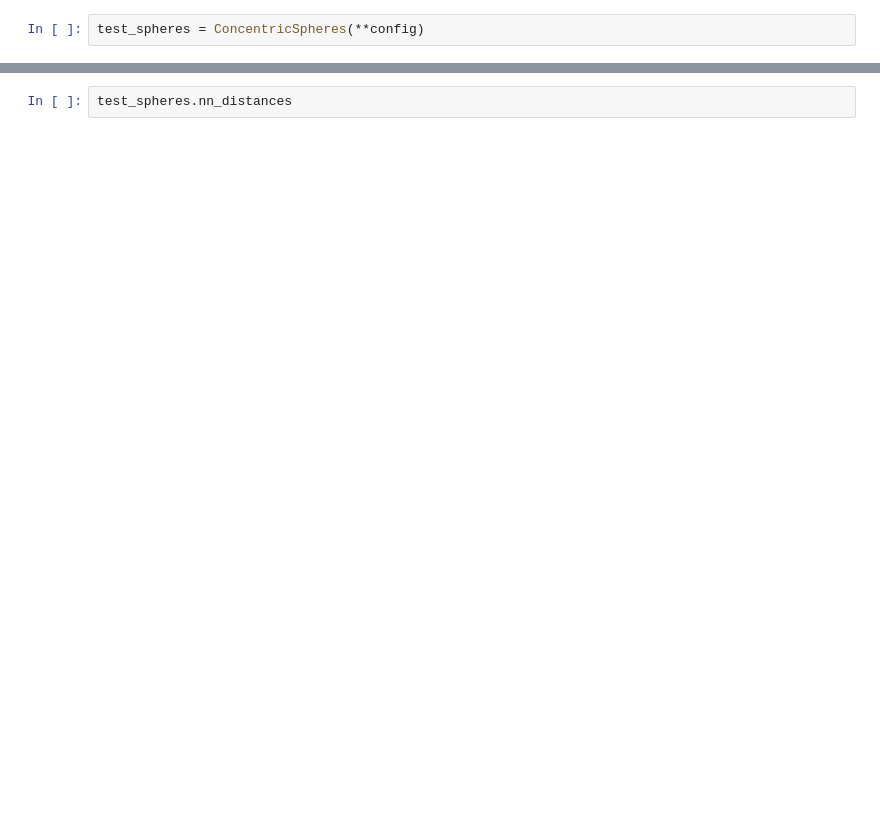
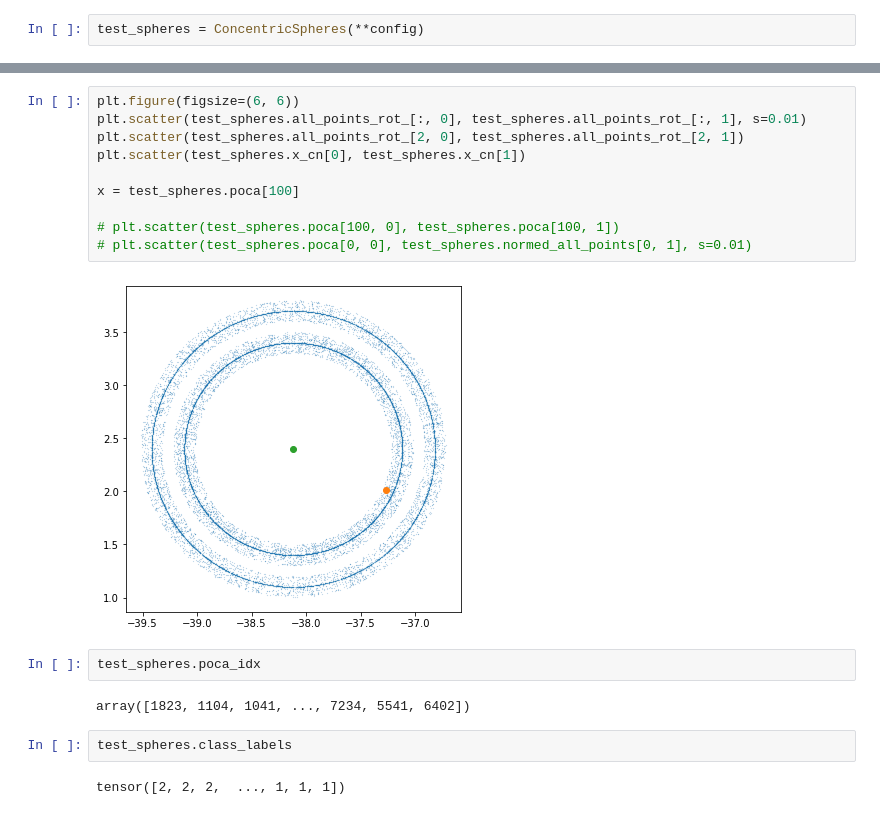
Before and after one commit to microsoft/distance-learner, a Jupyter notebook: notebooks/Testing Induced Manifold Generation in ConcentricSpheres.ipynb, the cells around one changed output, grey strips where cells are left out. Cells and saved outputs as stored; diff of their text form; blank space fills up the shorter version.

```diff
--- a/notebooks/Testing Induced Manifold Generation in ConcentricSpheres.ipynb
+++ b/notebooks/Testing Induced Manifold Generation in ConcentricSpheres.ipynb
@@ -43,2 +104,20 @@ test_spheres.knn.k
+# %%
+plt.figure(figsize=(6, 6))
+plt.scatter(test_spheres.all_points_rot_[:, 0], test_spheres.all_points_rot_[:, 1], s=0.01)
+plt.scatter(test_spheres.all_points_rot_[2, 0], test_spheres.all_points_rot_[2, 1])
+plt.scatter(test_spheres.x_cn[0], test_spheres.x_cn[1])
+
+x = test_spheres.poca[100]
+
+# plt.scatter(test_spheres.poca[100, 0], test_spheres.poca[100, 1])
+# plt.scatter(test_spheres.poca[0, 0], test_spheres.normed_all_points[0, 1], s=0.01)
+# %% [output]
+[figure, added]
 # %%
-test_spheres.nn_distances
+test_spheres.poca_idx
+# %% [output]
+array([1823, 1104, 1041, ..., 7234, 5541, 6402])
+# %%
+test_spheres.class_labels
+# %% [output]
+tensor([2, 2, 2,  ..., 1, 1, 1])
```
Also changed, not shown: parts of 18 cells of this notebook, 11 other files.
